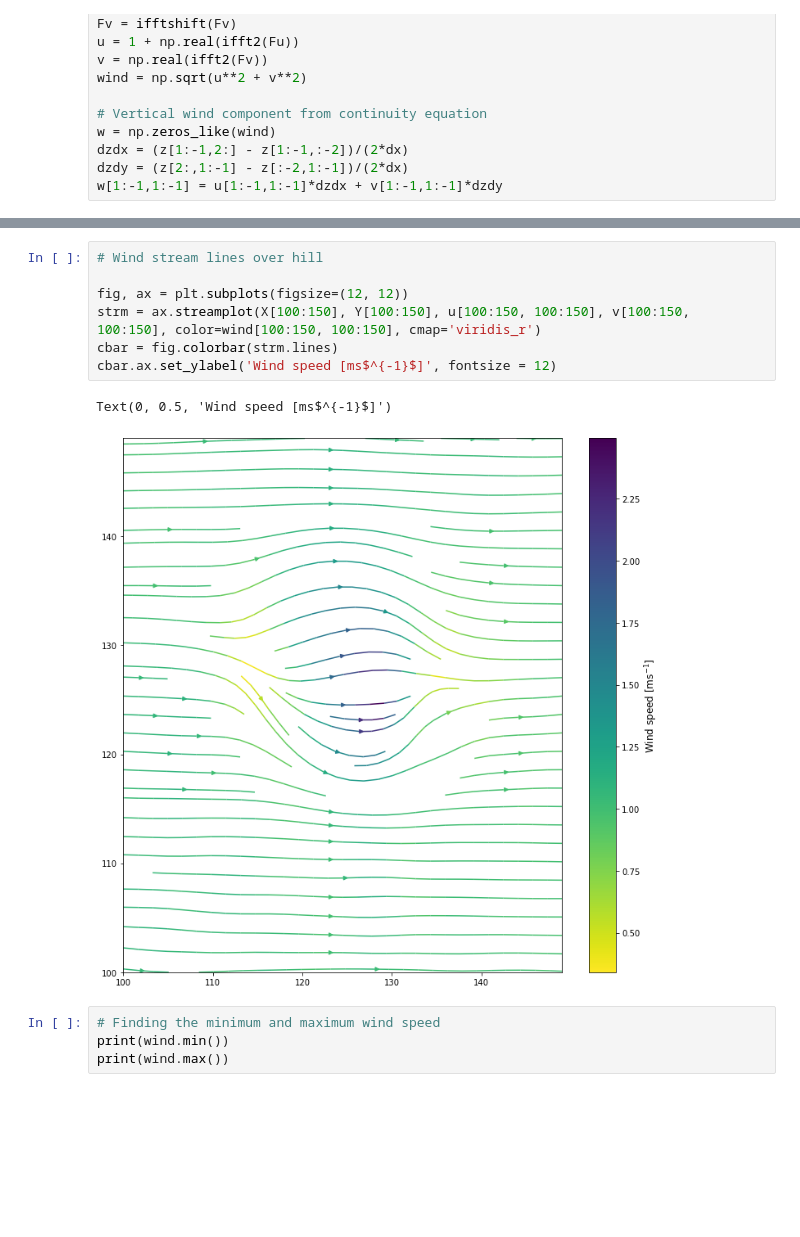
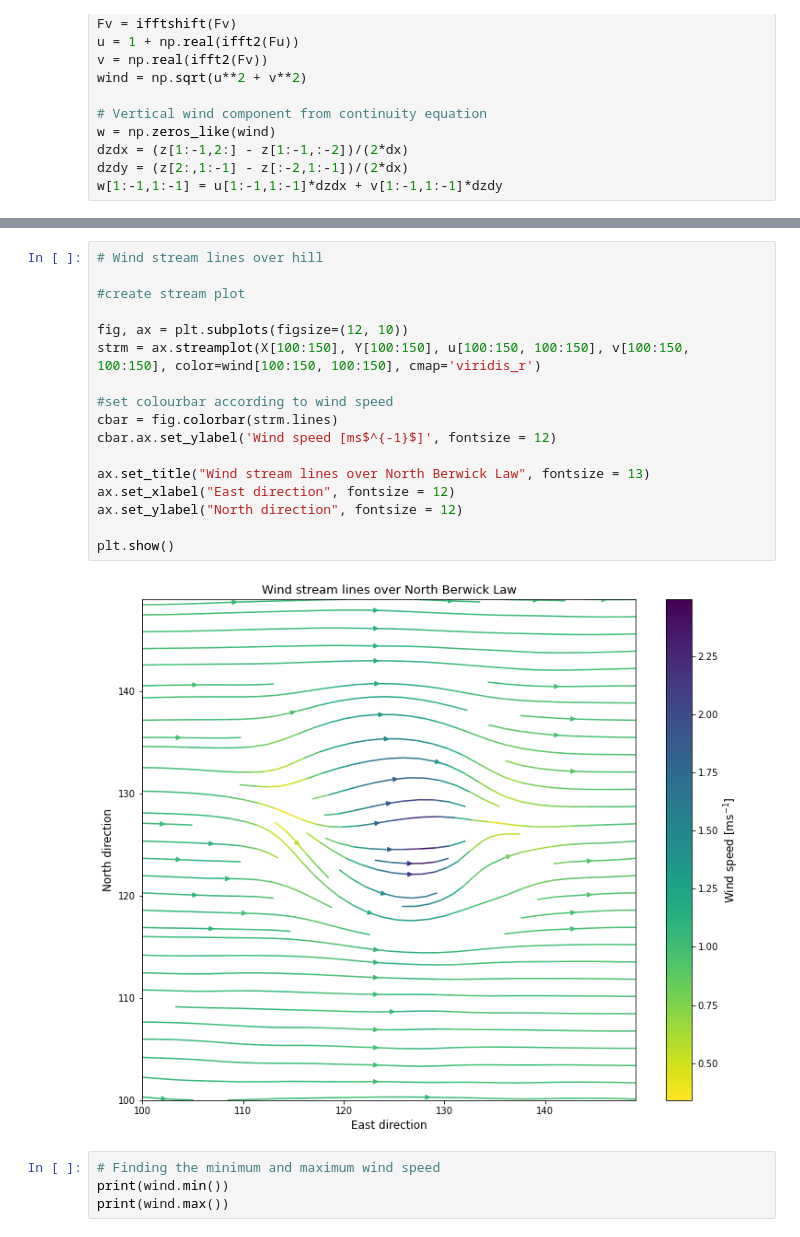
Before and after one commit to dhegedus99/MetGroupProject, a Jupyter notebook: WindNotebook.ipynb, the cells around one changed output, grey strips where cells are left out. Saved outputs shown, nothing was run; the diff lists cells and outputs as text; blank space fills up the shorter version.

```diff
--- a/WindNotebook.ipynb
+++ b/WindNotebook.ipynb
@@ -91,13 +98,22 @@ Text(0, 0.5, 'Wind speed [ms$^{-1}$]')
 # %%
 # Wind stream lines over hill
 
-fig, ax = plt.subplots(figsize=(12, 12))
+#create stream plot
+
+fig, ax = plt.subplots(figsize=(12, 10))
 strm = ax.streamplot(X[100:150], Y[100:150], u[100:150, 100:150], v[100:150, 100:150], color=wind[100:150, 100:150], cmap='viridis_r')
+
+#set colourbar according to wind speed
 cbar = fig.colorbar(strm.lines)
 cbar.ax.set_ylabel('Wind speed [ms$^{-1}$]', fontsize = 12)
+
+ax.set_title("Wind stream lines over North Berwick Law", fontsize = 13)
+ax.set_xlabel("East direction", fontsize = 12)
+ax.set_ylabel("North direction", fontsize = 12)
+
+plt.show()
 # %% [output]
-Text(0, 0.5, 'Wind speed [ms$^{-1}$]')
-[figure, old version]
+[figure, new version]
 # %%
 # Finding the minimum and maximum wind speed
 print(wind.min())
```
Also changed, not shown: parts of 17 cells of this notebook.
